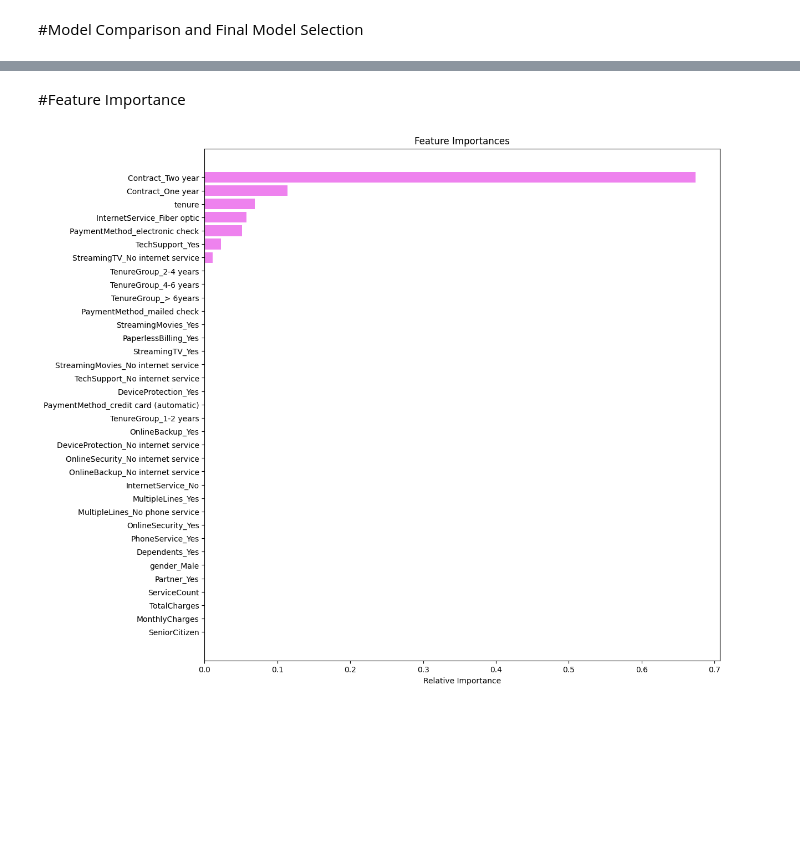
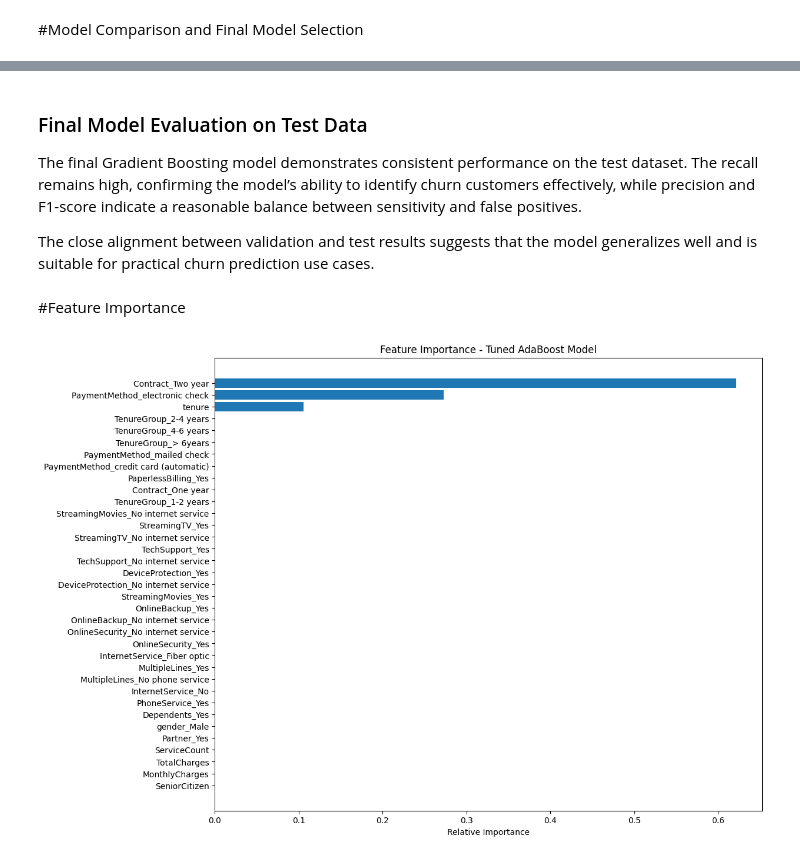
Before and after one commit to Anju-saini/Customer_Churn_Prediction, a Jupyter notebook: Anju_Customer_Churn_Prediction_Notebook (1).ipynb, the cells around one changed output, grey strips where cells are left out. Saved outputs shown, nothing was run; the diff lists cells and outputs as text; code cells hidden in the pictures; blank space fills up the shorter version.

```diff
--- a/Anju_Customer_Churn_Prediction_Notebook (1).ipynb
+++ b/Anju_Customer_Churn_Prediction_Notebook (1).ipynb
@@ -1391,0 +1386,7 @@ AdaBoostClassifier(estimator=DecisionTreeClassifier(max_depth=2,
+# %%
+
+
+tuned_adb = randomized_cv.best_estimator_
+
+# Fit the tuned model
+tuned_adb.fit(X_train_un, y_train_un)
@@ -1607,2 +1614,0 @@ ada_test
-# %%
-confusion_matrix_sklearn(tuned_adb, X_test, y_test)
@@ -1611,15 +1647,26 @@ confusion_matrix_sklearn(tuned_adb, X_test, y_test)
+# %% [markdown]
+### Final Model Evaluation on Test Data
+
+The final Gradient Boosting model demonstrates consistent performance on the test dataset. The recall remains high, confirming the model’s ability to identify churn customers effectively, while precision and F1-score indicate a reasonable balance between sensitivity and false positives.
+
+The close alignment between validation and test results suggests that the model generalizes well and is suitable for practical churn prediction use cases.
 # %% [markdown]
 #Feature Importance
 # %%
+# Feature importance for tuned AdaBoost model
+
 feature_names = X_train.columns
 importances = tuned_adb.feature_importances_
-indices = np.argsort(importances)
 
-plt.figure(figsize=(12, 12))
-plt.title("Feature Importances")
-plt.barh(range(len(indices)), importances[indices], color="violet", align="center")
+# Sort features by importance (descending)
+indices = np.argsort(importances)[::-1]
+
+plt.figure(figsize=(12, 10))
+plt.title("Feature Importance - Tuned AdaBoost Model")
+plt.barh(range(len(indices)), importances[indices], align="center")
 plt.yticks(range(len(indices)), [feature_names[i] for i in indices])
 plt.xlabel("Relative Importance")
+plt.gca().invert_yaxis()  # Most important at top
 plt.show()
 # %% [output]
-[figure, old version]
+[figure, new version]
```
Also changed, not shown: parts of 44 cells of this notebook.
